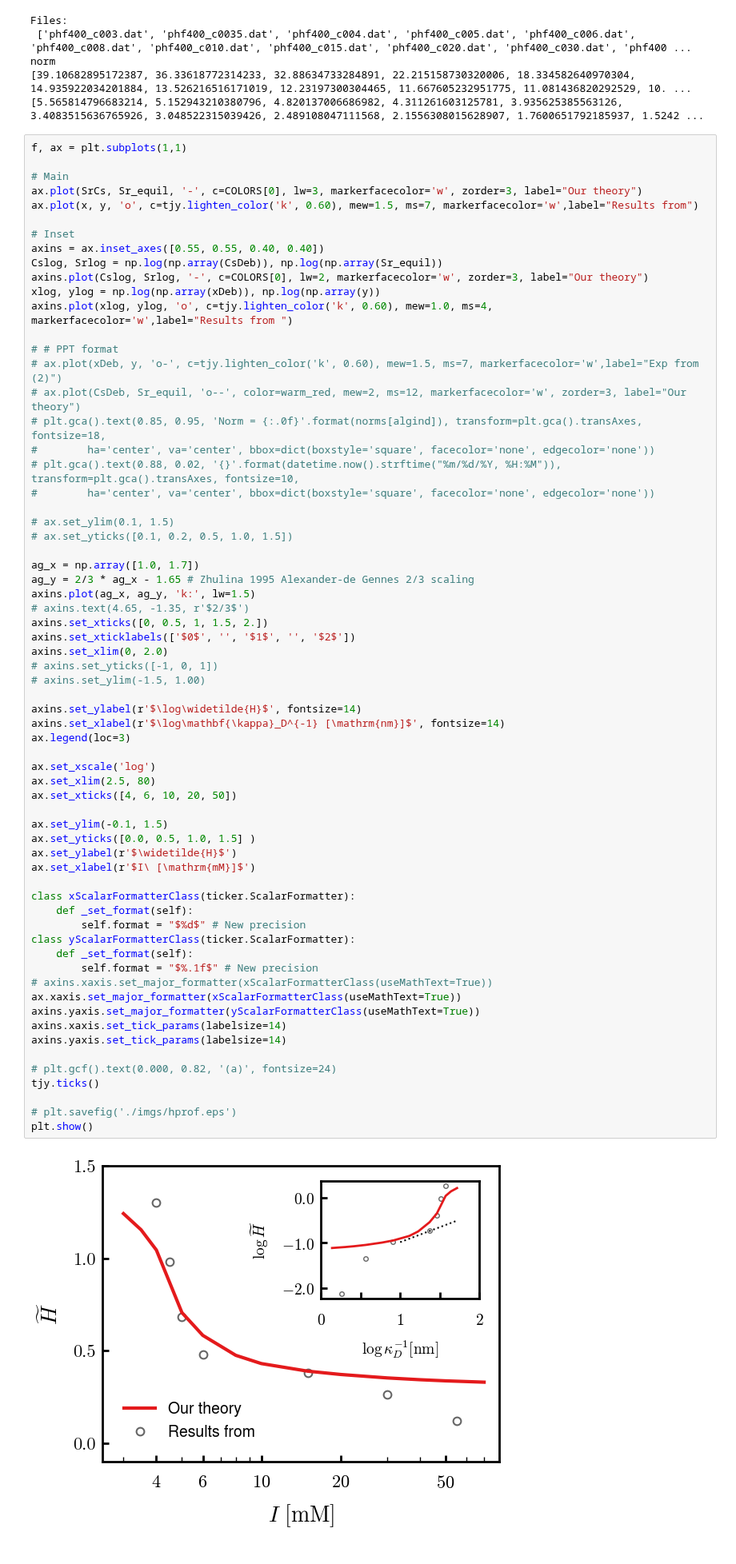
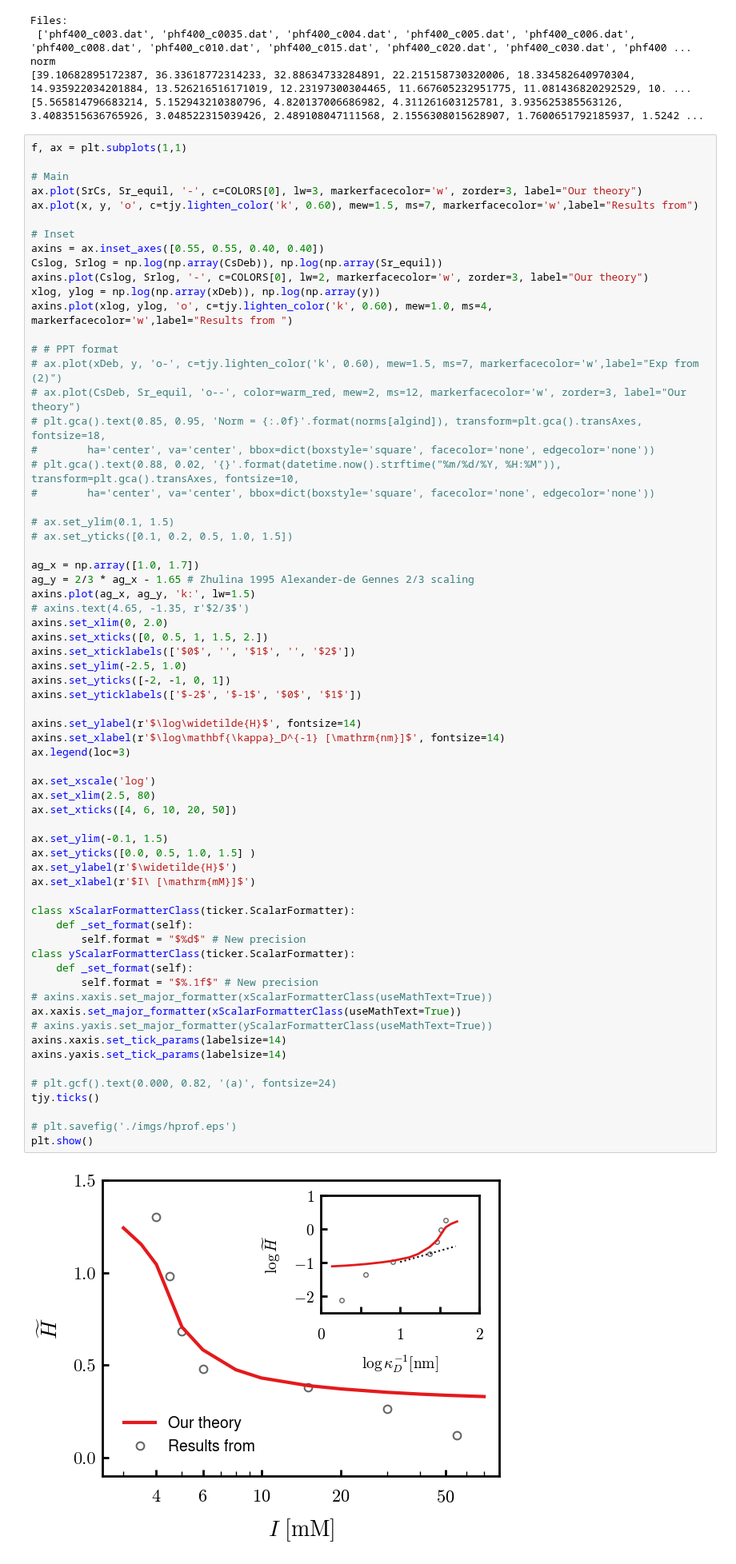
Before and after one commit to tyokokur/utilities, a Jupyter notebook: python/nfh_vis.ipynb, the cells around one changed output. Shown at 80% size. Drawn from its saved outputs; the diff is of its cells as text.

```diff
--- a/python/nfh_vis.ipynb
+++ b/python/nfh_vis.ipynb
@@ -102,44 +102,45 @@ ag_x = np.array([1.0, 1.7])
 ag_y = 2/3 * ag_x - 1.65 # Zhulina 1995 Alexander-de Gennes 2/3 scaling
 axins.plot(ag_x, ag_y, 'k:', lw=1.5)
 # axins.text(4.65, -1.35, r'$2/3$')
+axins.set_xlim(0, 2.0)
 axins.set_xticks([0, 0.5, 1, 1.5, 2.])
 axins.set_xticklabels(['$0$', '', '$1$', '', '$2$'])
-axins.set_xlim(0, 2.0)
-# axins.set_yticks([-1, 0, 1])
-# axins.set_ylim(-1.5, 1.00)
+axins.set_ylim(-2.5, 1.0)
+axins.set_yticks([-2, -1, 0, 1])
+axins.set_yticklabels(['$-2$', '$-1$', '$0$', '$1$'])
 
 axins.set_ylabel(r'$\log\widetilde{H}$', fontsize=14)
 axins.set_xlabel(r'$\log\mathbf{\kappa}_D^{-1} [\mathrm{nm}]$', fontsize=14)
 ax.legend(loc=3)
 
 ax.set_xscale('log')
 ax.set_xlim(2.5, 80)
 ax.set_xticks([4, 6, 10, 20, 50])
 
 ax.set_ylim(-0.1, 1.5)
 ax.set_yticks([0.0, 0.5, 1.0, 1.5] )
 ax.set_ylabel(r'$\widetilde{H}$')
 ax.set_xlabel(r'$I\ [\mathrm{mM}]$')
 
 class xScalarFormatterClass(ticker.ScalarFormatter):
     def _set_format(self):
         self.format = "$%d$" # New precision
 class yScalarFormatterClass(ticker.ScalarFormatter):
     def _set_format(self):
         self.format = "$%.1f$" # New precision
 # axins.xaxis.set_major_formatter(xScalarFormatterClass(useMathText=True))
 ax.xaxis.set_major_formatter(xScalarFormatterClass(useMathText=True))
-axins.yaxis.set_major_formatter(yScalarFormatterClass(useMathText=True))
+# axins.yaxis.set_major_formatter(yScalarFormatterClass(useMathText=True))
 axins.xaxis.set_tick_params(labelsize=14)
 axins.yaxis.set_tick_params(labelsize=14)
 
 # plt.gcf().text(0.000, 0.82, '(a)', fontsize=24)
 tjy.ticks()
 
 # plt.savefig('./imgs/hprof.eps')
 plt.show()
 # %% [output]
-[figure, old version]
+[figure, new version]
 # %%
 # labs = ['003', '0035', '004', '005', '006', '008', '010', '020', '050']
 labs = ['004', '006', '050']
```
